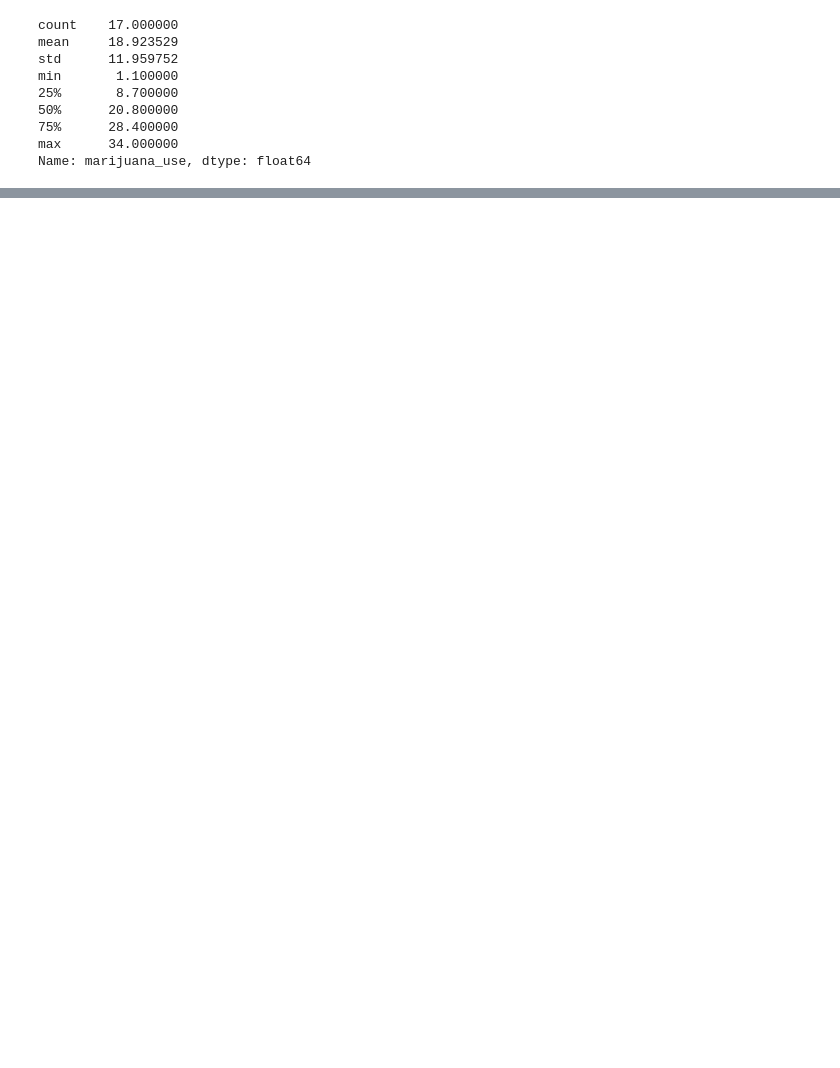
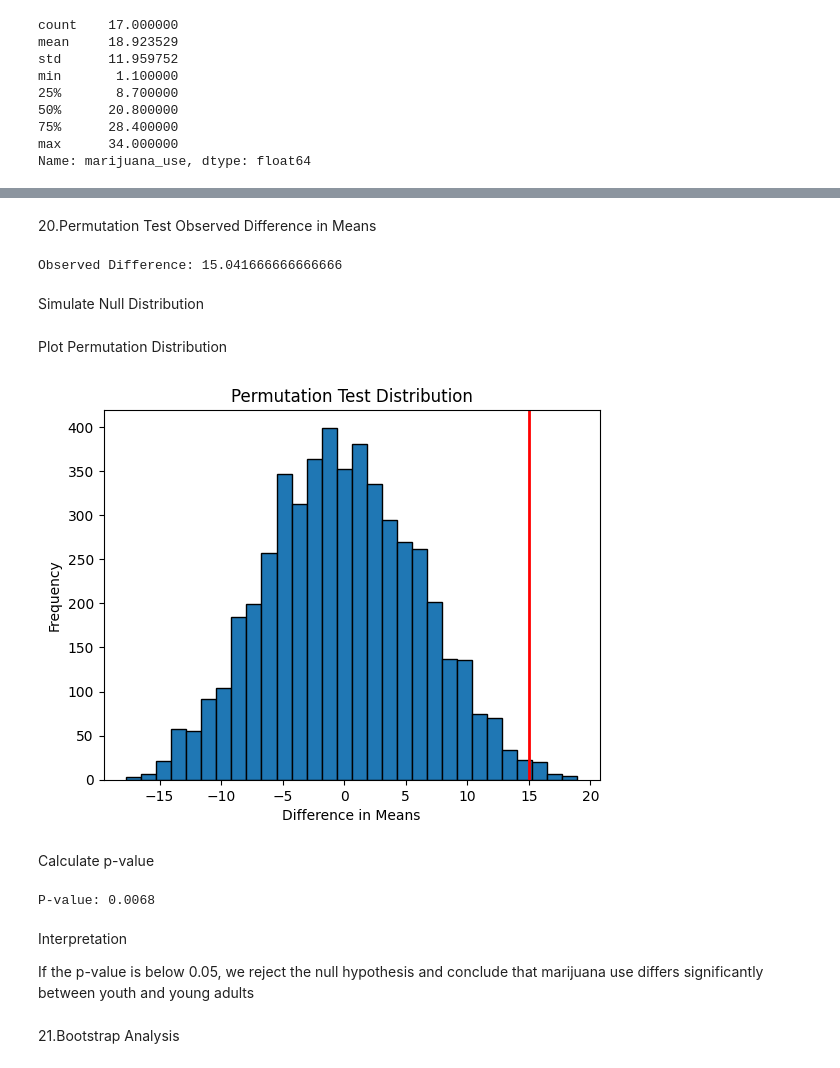
Before and after one commit to Dwoyessa/Debisa-woyessa-youth-substance-use-analysis, a Jupyter notebook: EDA.ipynb, the cells around one changed output, grey strips where cells are left out. Drawn from its saved outputs; the diff is of its cells as text; code cells hidden in the pictures; blank space fills up the shorter version.

```diff
--- a/EDA.ipynb
+++ b/EDA.ipynb
@@ -322,0 +421,23 @@ Therefore, it cannot be used for Twin Cities or location-based analysis.
+# %% [markdown]
+20.Permutation Test
+Observed Difference in Means
+# %%
+
+youth = df[
+    df["age_group"] == "Youth (12-17)"
+]["marijuana_use"]
+
+young_adults = df[
+    df["age_group"] == "Young Adults (18-34)"
+]["marijuana_use"]
+
+observed_diff = (
+    young_adults.mean()
+    - youth.mean()
+)
+
+print("Observed Difference:", observed_diff)
+# %% [output]
+Observed Difference: 15.041666666666666
+# %% [markdown]
+Simulate Null Distribution
@@ -322,0 +479,42 @@ Therefore, it cannot be used for Twin Cities or location-based analysis.
+# %% [markdown]
+Plot Permutation Distribution
+# %%
+
+plt.hist(
+    diffs,
+    bins=30,
+    edgecolor="black"
+)
+
+plt.axvline(
+    observed_diff,
+    color="red",
+    linewidth=2
+)
+
+plt.title("Permutation Test Distribution")
+
+plt.xlabel("Difference in Means")
+
+plt.ylabel("Frequency")
+
+plt.show()
+# %% [output]
+[figure, added]
+# %% [markdown]
+Calculate p-value
+# %%
+
+p_value = np.mean(
+    np.array(diffs) >= observed_diff
+)
+
+print("P-value:", p_value)
+# %% [output]
+P-value: 0.0068
+# %% [markdown]
+Interpretation
+
+If the p-value is below 0.05, we reject the null hypothesis and conclude that marijuana use differs significantly between youth and young adults
+# %% [markdown]
+21.Bootstrap Analysis
```
Also changed, not shown: parts of 87 cells of this notebook.
